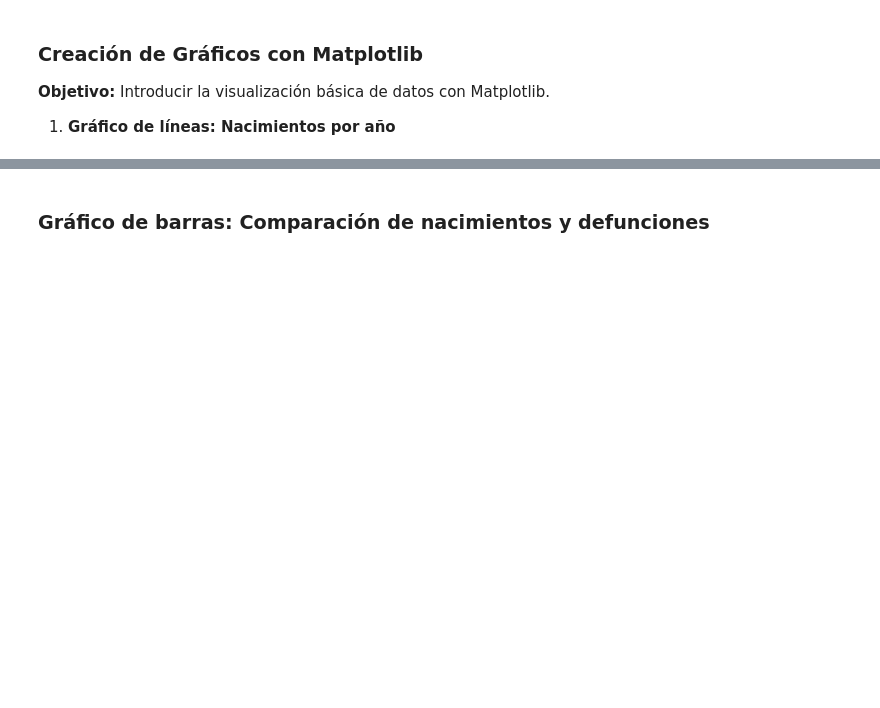
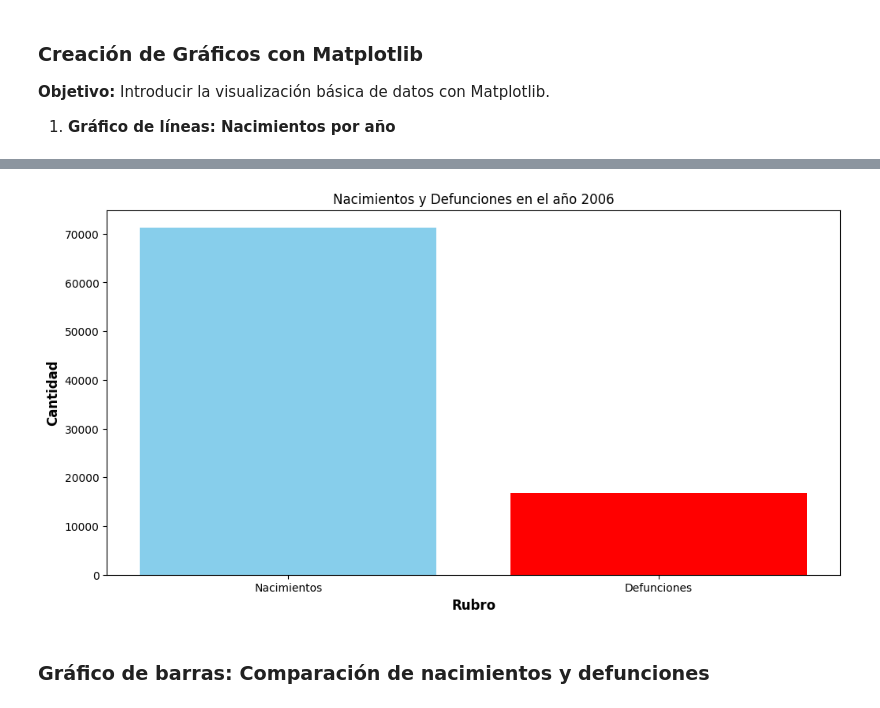
Before and after one commit to esquivelac98/Programacion-Python-Basico-GRUPO-1---6181133432, a Jupyter notebook: Estudiantes/Kevin Esquivel/Prácticas/Practica_9.ipynb, the cells around one changed output, grey strips where cells are left out. Drawn from its saved outputs; the diff is of its cells as text; code cells hidden in the pictures; blank space fills up the shorter version.

```diff
--- a/Estudiantes/Kevin Esquivel/Prácticas/Practica_9.ipynb
+++ b/Estudiantes/Kevin Esquivel/Prácticas/Practica_9.ipynb
@@ -166,2 +236,20 @@ import matplotlib.pyplot as plt
+# %%
+import matplotlib.pyplot as plt
+
+anio_usuario = int(input('Por favor ingrese el año que desea graficar: '))
+
+df_anio_usuario = df[df['Año'] == anio_usuario ]
+
+plt.figure(figsize=(12,6))
+plt.bar(['Nacimientos', 'Defunciones'], [df_anio_usuario['Nacimientos'].values[0], df_anio_usuario['Defunciones'].values[0]], color=['skyblue', 'red'])
+
+# Personalizar gráfico
+plt.title(f'Nacimientos y Defunciones en el año {df_anio_usuario['Año'].values[0]}')
+plt.xlabel('Rubro', fontsize=12, fontweight="bold")
+plt.ylabel('Cantidad', fontsize=12, fontweight="bold")
+
+plt.show()
+# %% [output]
+[figure, added]
 # %% [markdown]
 ### **Gráfico de barras: Comparación de nacimientos y defunciones**
```
Also changed, not shown: parts of 16 cells of this notebook.
